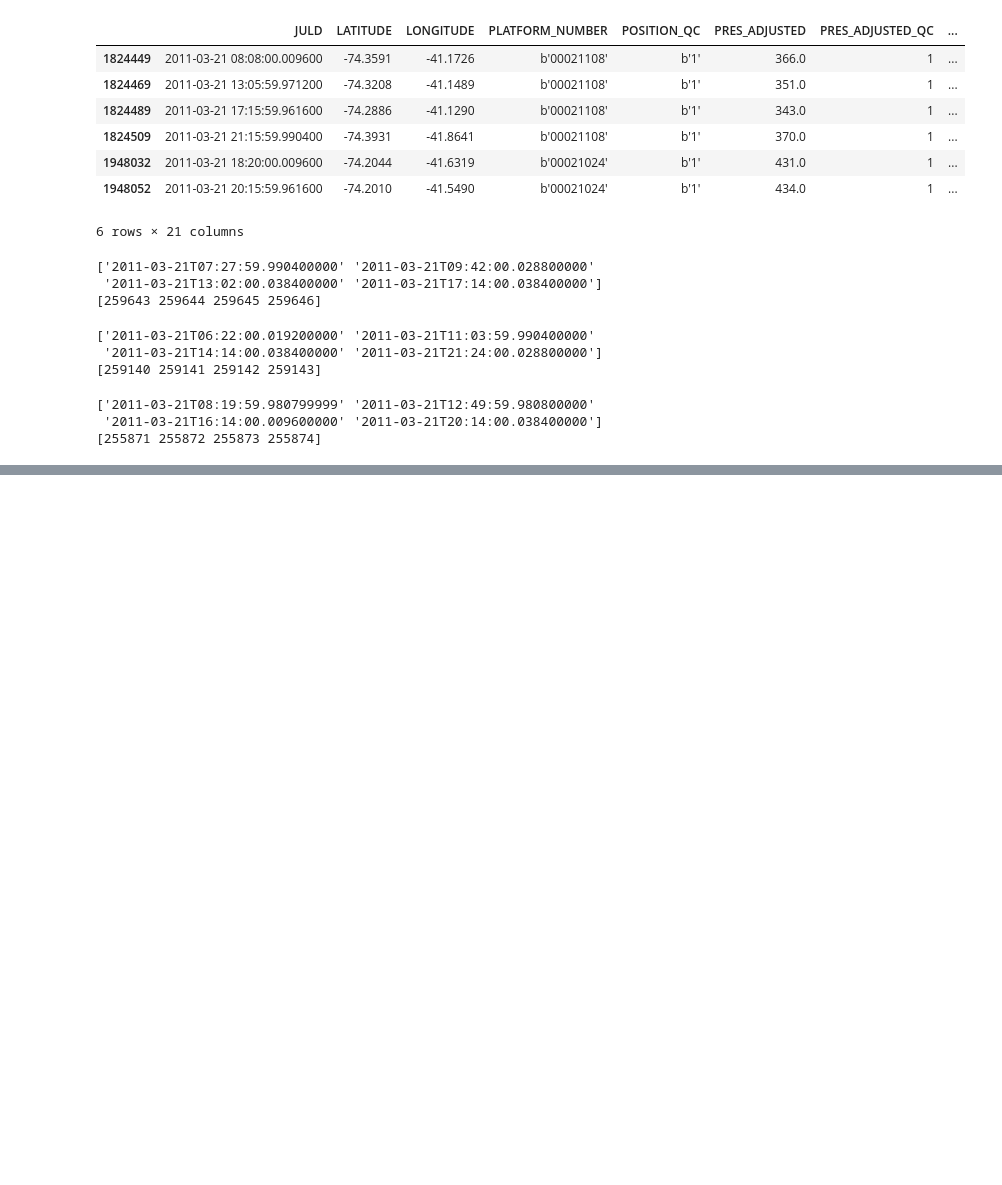
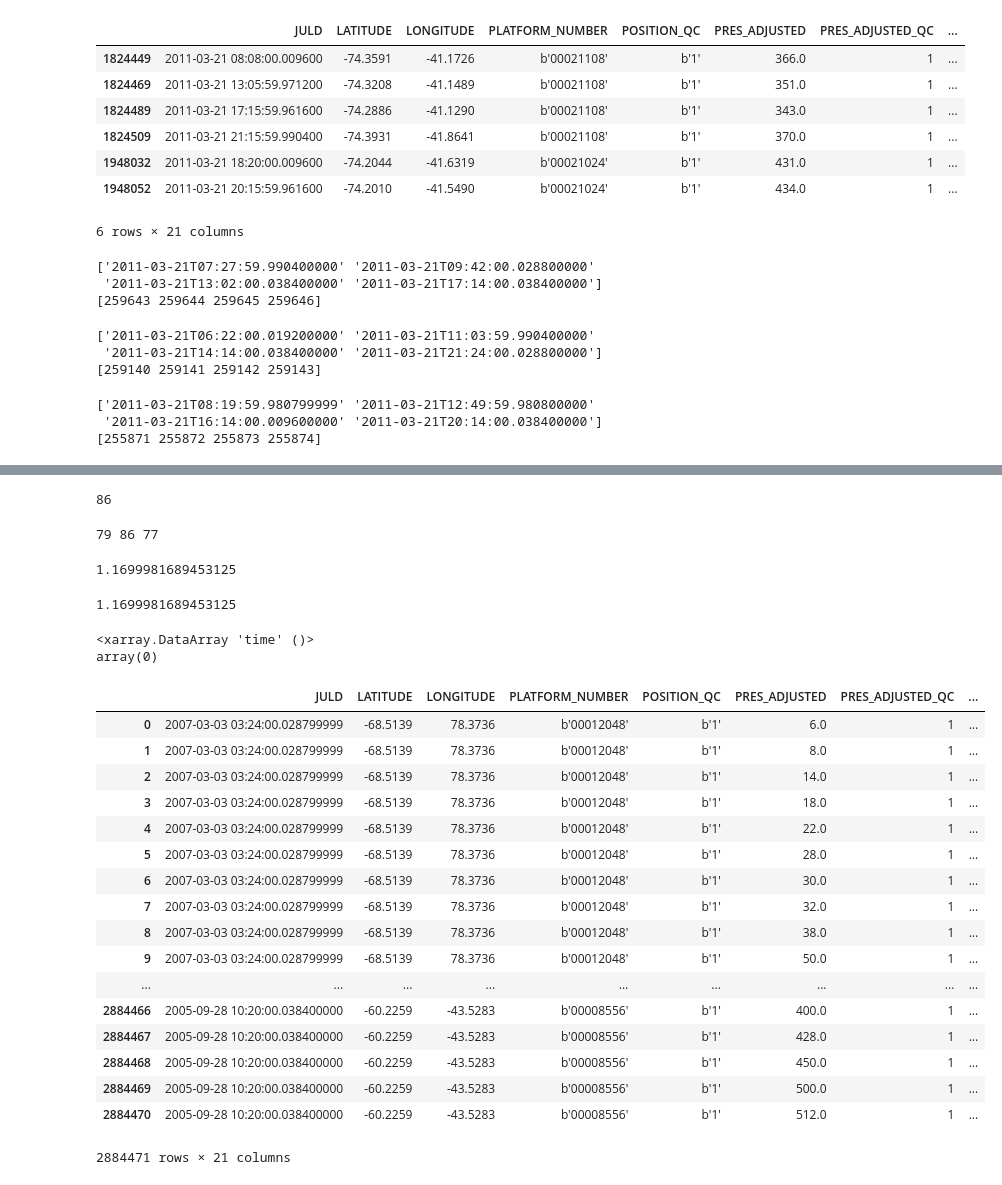
Before and after one commit to adityarn/antarctic_margins_MEOP, a Jupyter notebook: MEOP_ExtractDataForTurbulenceModel.ipynb, the cells around one changed output, grey strips where cells are left out. Saved outputs shown, nothing was run; the diff lists cells and outputs as text; code cells hidden in the pictures; blank space fills up the shorter version.

```diff
--- a/MEOP_ExtractDataForTurbulenceModel.ipynb
+++ b/MEOP_ExtractDataForTurbulenceModel.ipynb
@@ -223,0 +252,4 @@ haversine((13,90), (13,91))
+# %%
+np.asscalar(np.argmin(np.abs(U10['lat'] - lat)))
+# %% [output]
+86
@@ -224,3 +263,45 @@ haversine((13,90), (13,91))
+# %%
+lat = -75
+lon = -35
+time = np.datetime64('2011-03-21')
+latind = np.asscalar(np.argmin(np.abs(U10['lat'] - lat)))
+lonind = np.asscalar(np.argmin(np.abs(U10['lon'] - (lon+180))))
+timeind = np.where(U10['time'].values.astype('<M8[D]') == time)[0][0]
+print(timeind, latind, lonind)
+np.asscalar(U10['uwnd'][timeind][latind][lonind])
+# %% [output]
+79 86 77
+1.1699981689453125
+# %%
+get_U10_value(U10, lat, lon, time)
+# %% [output]
+1.1699981689453125
+# %%
+np.argmin(U10['time'] - time)
+# %% [output]
+<xarray.DataArray 'time' ()>
+array(0)
+# %%
+dfmg
+# %% [output]
+|  | JULD | LATITUDE | LONGITUDE | PLATFORM_NUMBER | POSITION_QC | PRES_ADJUSTED | PRES_ADJUSTED_QC | ... |
+| 0 | 2007-03-03 03:24:00.028799999 | -68.5139 | 78.3736 | b'00012048' | b'1' | 6.0 | 1 | ... |
+| 1 | 2007-03-03 03:24:00.028799999 | -68.5139 | 78.3736 | b'00012048' | b'1' | 8.0 | 1 | ... |
+| 2 | 2007-03-03 03:24:00.028799999 | -68.5139 | 78.3736 | b'00012048' | b'1' | 14.0 | 1 | ... |
+| 3 | 2007-03-03 03:24:00.028799999 | -68.5139 | 78.3736 | b'00012048' | b'1' | 18.0 | 1 | ... |
+| 4 | 2007-03-03 03:24:00.028799999 | -68.5139 | 78.3736 | b'00012048' | b'1' | 22.0 | 1 | ... |
+| 5 | 2007-03-03 03:24:00.028799999 | -68.5139 | 78.3736 | b'00012048' | b'1' | 28.0 | 1 | ... |
+| 6 | 2007-03-03 03:24:00.028799999 | -68.5139 | 78.3736 | b'00012048' | b'1' | 30.0 | 1 | ... |
+| 7 | 2007-03-03 03:24:00.028799999 | -68.5139 | 78.3736 | b'00012048' | b'1' | 32.0 | 1 | ... |
+| 8 | 2007-03-03 03:24:00.028799999 | -68.5139 | 78.3736 | b'00012048' | b'1' | 38.0 | 1 | ... |
+| 9 | 2007-03-03 03:24:00.028799999 | -68.5139 | 78.3736 | b'00012048' | b'1' | 50.0 | 1 | ... |
+| ... | ... | ... | ... | ... | ... | ... | ... | ... |
+| 2884466 | 2005-09-28 10:20:00.038400000 | -60.2259 | -43.5283 | b'00008556' | b'1' | 400.0 | 1 | ... |
+| 2884467 | 2005-09-28 10:20:00.038400000 | -60.2259 | -43.5283 | b'00008556' | b'1' | 428.0 | 1 | ... |
+| 2884468 | 2005-09-28 10:20:00.038400000 | -60.2259 | -43.5283 | b'00008556' | b'1' | 450.0 | 1 | ... |
+| 2884469 | 2005-09-28 10:20:00.038400000 | -60.2259 | -43.5283 | b'00008556' | b'1' | 500.0 | 1 | ... |
+| 2884470 | 2005-09-28 10:20:00.038400000 | -60.2259 | -43.5283 | b'00008556' | b'1' | 512.0 | 1 | ... |
+2884471 rows × 21 columns
 # %%
 def get_pressure_gradient(df, profile_pair):
     from haversine import haversine
```
Also changed, not shown: parts of 20 cells of this notebook, 1 other file.
